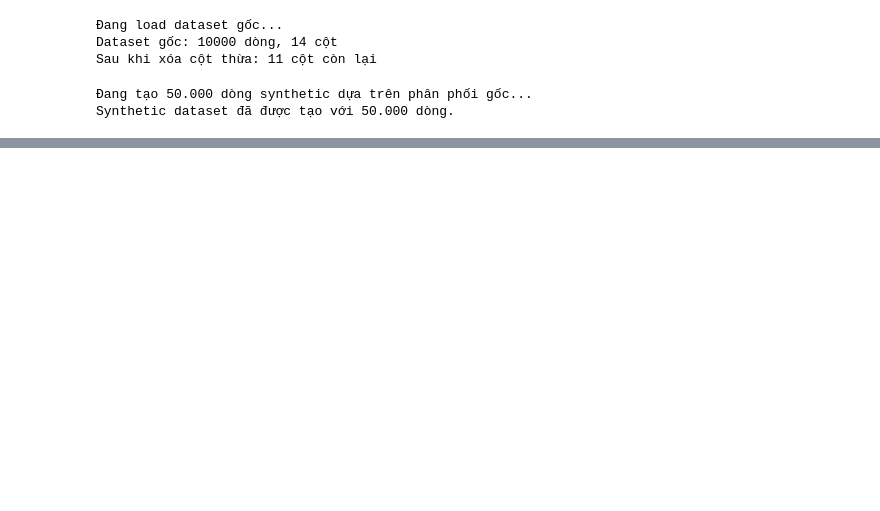
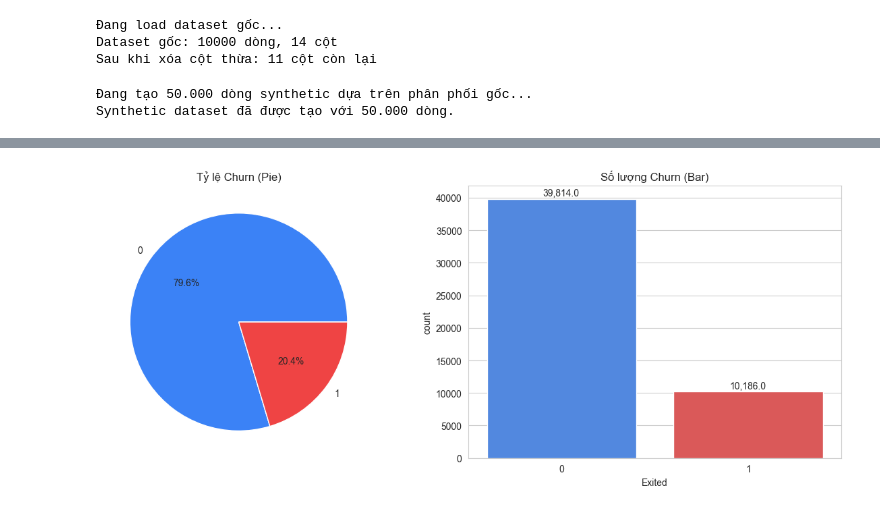
Before and after one commit to phamhue18102001-maker/Customer_Churn_Prediction, a Jupyter notebook: Data_Generation.ipynb, the cells around one changed output, grey strips where cells are left out. Cells and saved outputs as stored; diff of their text form; code cells hidden in the pictures; blank space fills up the shorter version.

```diff
--- a/Data_Generation.ipynb
+++ b/Data_Generation.ipynb
@@ -141,0 +327,91 @@ Name: proportion, dtype: float64
+# %%
+# ====================== 6. EDA (Phân tích sâu) ======================
+sns.set_style("whitegrid")
+print("🚀 === EDA PRO VERSION - BANK CHURN ===")
+
+# ====================== 1. THÔNG TIN CƠ BẢN ======================
+print("=== 1. THÔNG TIN DATASET ===")
+print(f"Shape: {df.shape[0]:,} rows × {df.shape[1]} columns")
+print(df.info())
+
+print("\n=== 2. THỐNG KÊ MÔ TẢ (5 số liệu chính) ===")
+print(df.describe().round(2).T[['mean','std','min','50%','max']])
+
+# ====================== 3. TARGET (CHURN) ======================
+print("\n=== 3. PHÂN PHỐI TARGET (Churn) ===")
+target_dist = df['Exited'].value_counts(normalize=True).round(4) * 100
+print(target_dist)
+
+# Pie chart + Bar
+fig, ax = plt.subplots(1, 2, figsize=(12, 5))
+df['Exited'].value_counts().plot(kind='pie', autopct='%.1f%%', ax=ax[0], colors=['#3b82f6','#ef4444'])
+ax[0].set_title('Tỷ lệ Churn (Pie)')
+sns.countplot(x='Exited', data=df, ax=ax[1], palette=['#3b82f6','#ef4444'])
+ax[1].set_title('Số lượng Churn (Bar)')
+for p in ax[1].patches:
+    ax[1].annotate(f'{p.get_height():,}', (p.get_x()+0.3, p.get_height()+500))
+plt.tight_layout()
+plt.show()
+
+# ====================== 4. MISSING VALUES ======================
+print("\n=== 4. MISSING VALUES ===")
+missing = df.isnull().sum().sort_values(ascending=False)
+missing_pct = (missing / len(df) * 100).round(2)
+print(pd.concat([missing, missing_pct.rename('%')], axis=1).head(10))
+
+if missing.sum() == 0:
+    print("✅ Không có missing value nào!")
+
+# ====================== 5. CHURN RATE THEO CATEGORICAL (bao gồm nhóm mới) ======================
+cat_cols = ['Geography', 'Gender', 'HasCrCard', 'IsActiveMember',
+            'NumOfProducts', 'tenure_group', 'age_group']  # thêm nhóm mới
+
+print("\n=== 5. CHURN RATE THEO CÁC BIẾN PHÂN LOẠI ===")
+for col in cat_cols:
+    if col in df.columns:
+        churn_rate = df.groupby(col)['Exited'].mean().round(3) * 100
+        print(f"\nChurn rate theo {col}:")
+        print(churn_rate.sort_values(ascending=False))
+
+# Trực quan (dynamic subplot)
+n = len(cat_cols)
+fig, axes = plt.subplots((n+2)//3, 3, figsize=(18, 5*((n+2)//3)))
+axes = axes.ravel() if n > 1 else [axes]
+for i, col in enumerate(cat_cols):
+    if col in df.columns:
+        sns.countplot(x=col, hue='Exited', data=df, ax=axes[i], palette=['#3b82f6','#ef4444'])
+        axes[i].set_title(f'Churn theo {col}')
+        axes[i].tick_params(axis='x', rotation=30)
+for j in range(i+1, len(axes)): axes[j].set_visible(False)
+plt.tight_layout()
+plt.show()
+
+# ====================== 6. NUMERICAL FEATURES vs CHURN (Boxplot) ======================
+num_cols = ['Age', 'Balance', 'EstimatedSalary', 'CreditScore',
+            'login_count_last_30d', 'num_transactions_last_90d',
+            'avg_transaction_amount', 'rfm_score', 'balance_salary_ratio']
+
+print("\n=== 6. PHÂN PHỐI NUMERICAL THEO CHURN (Boxplot) ===")
+fig, axes = plt.subplots(3, 3, figsize=(18, 12))
+axes = axes.ravel()
+for i, col in enumerate(num_cols):
+    if col in df.columns:
+        sns.boxplot(x='Exited', y=col, data=df, ax=axes[i], palette=['#3b82f6','#ef4444'])
+        axes[i].set_title(f'{col} theo Churn')
+plt.tight_layout()
+plt.show()
+
+# ====================== 7. CORRELATION HEATMAP (RẤT QUAN TRỌNG) ======================
+print("\n=== 7. CORRELATION HEATMAP (Top features) ===")
+corr = df.corr(numeric_only=True)['Exited'].abs().sort_values(ascending=False)
+print("Top 10 features tương quan nhất với Exited:")
+print(corr.head(10))
+
+plt.figure(figsize=(12, 10))
+sns.heatmap(df.corr(numeric_only=True), cmap='coolwarm', annot=False,
+            linewidths=0.5, center=0, vmin=-1, vmax=1)
+plt.title('Correlation Matrix - Bank Churn')
+plt.show()
+
+print("\n✅ EDA PRO hoàn tất! Dataset đã được phân tích sâu.")
+# %% [output]
@@ -141,0 +438 @@ Name: proportion, dtype: float64
+[figure, added]
```
Also changed, not shown: parts of 10 cells of this notebook, 16 other files.
